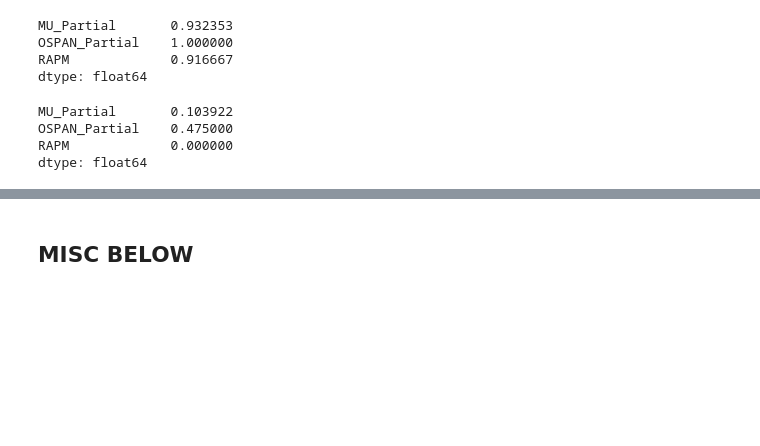
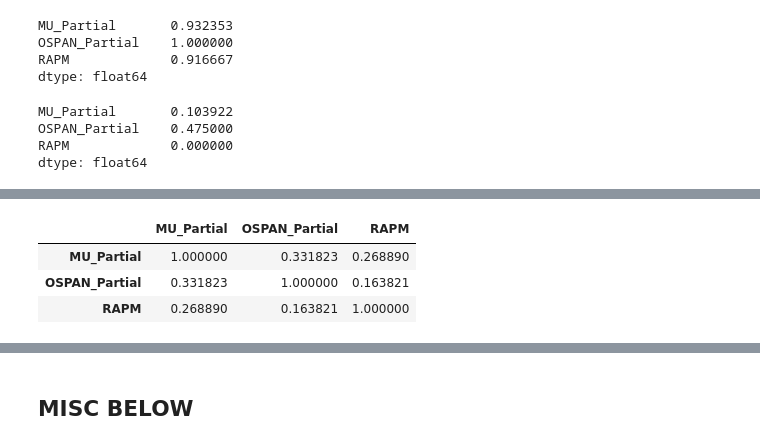
Before and after one commit to zoe-loh/WMD, a Jupyter notebook: SM01_Data.ipynb, the cells around one changed output, grey strips where cells are left out. Saved outputs shown, nothing was run; the diff lists cells and outputs as text; code cells hidden in the pictures; blank space fills up the shorter version.

```diff
--- a/SM01_Data.ipynb
+++ b/SM01_Data.ipynb
@@ -4327,0 +4339,3 @@ dtype: float64
+# %%
+raw_ids = pd.read_csv("ID_Raw_Part.csv", index_col = 0)
+raw_ids
@@ -4327,0 +4356,8 @@ dtype: float64
+# %%
+corr_ids = raw_ids.corr(method = "pearson")
+corr_ids
+# %% [output]
+|  | MU_Partial | OSPAN_Partial | RAPM |
+| MU_Partial | 1.000000 | 0.331823 | 0.268890 |
+| OSPAN_Partial | 0.331823 | 1.000000 | 0.163821 |
+| RAPM | 0.268890 | 0.163821 | 1.000000 |
```
Also changed, not shown: parts of 25 cells of this notebook, 21 other files.
